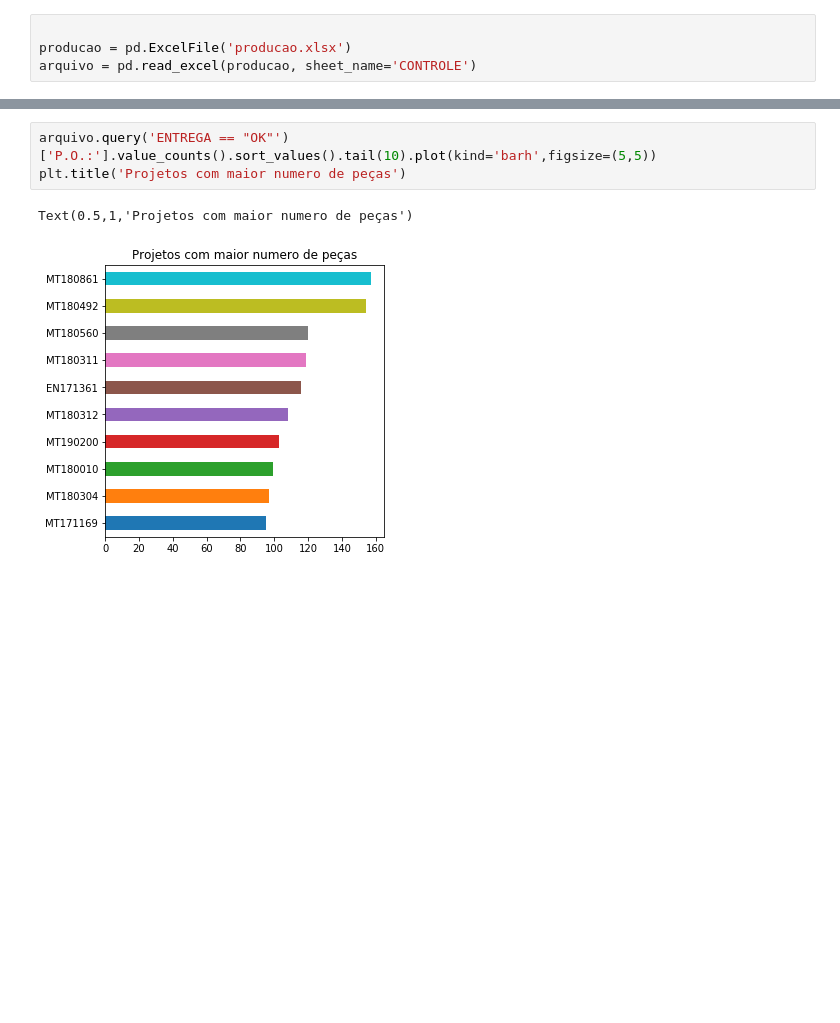
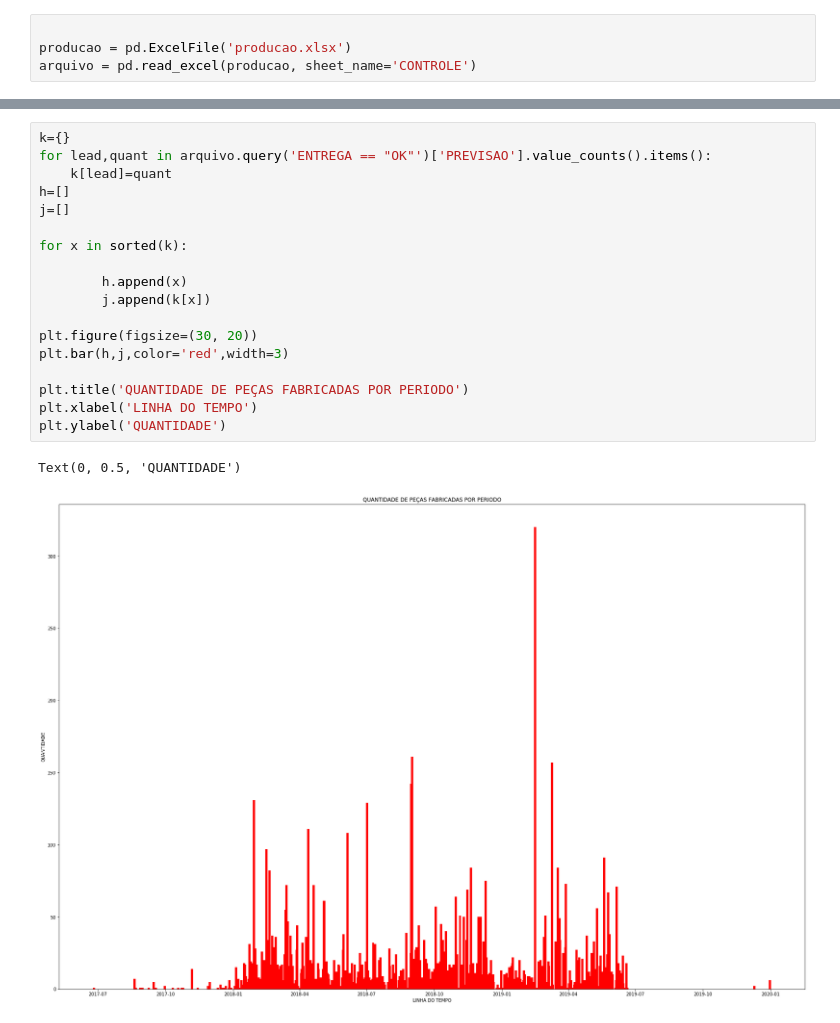
Before and after one commit to MaguinhoD/Data-Analisys-of-production, a Jupyter notebook: PRODUCAO.ipynb, the cells around one changed output, grey strips where cells are left out. Cells and saved outputs as stored; diff of their text form; blank space fills up the shorter version.

```diff
--- a/PRODUCAO.ipynb
+++ b/PRODUCAO.ipynb
@@ -154,6 +148,21 @@ Text(0,0.5,'Quantidade')
-# %%
-arquivo.query('ENTREGA == "OK"')['P.O.:'].value_counts().sort_values().tail(10).plot(kind='barh',figsize=(5,5))
-plt.title('Projetos com maior numero de peças')
-# %% [output]
-Text(0.5,1,'Projetos com maior numero de peças')
-[figure, removed]
+# %%
+k={}
+for lead,quant in arquivo.query('ENTREGA == "OK"')['PREVISAO'].value_counts().items():
+    k[lead]=quant
+h=[]
+j=[]
+
+for x in sorted(k):
+
+        h.append(x)
+        j.append(k[x])
+
+plt.figure(figsize=(30, 20))
+plt.bar(h,j,color='red',width=3)
+
+plt.title('QUANTIDADE DE PEÇAS FABRICADAS POR PERIODO')
+plt.xlabel('LINHA DO TEMPO')
+plt.ylabel('QUANTIDADE')
+# %% [output]
+Text(0, 0.5, 'QUANTIDADE')
+[figure, added]
```
Also changed, not shown: parts of 15 cells of this notebook.
